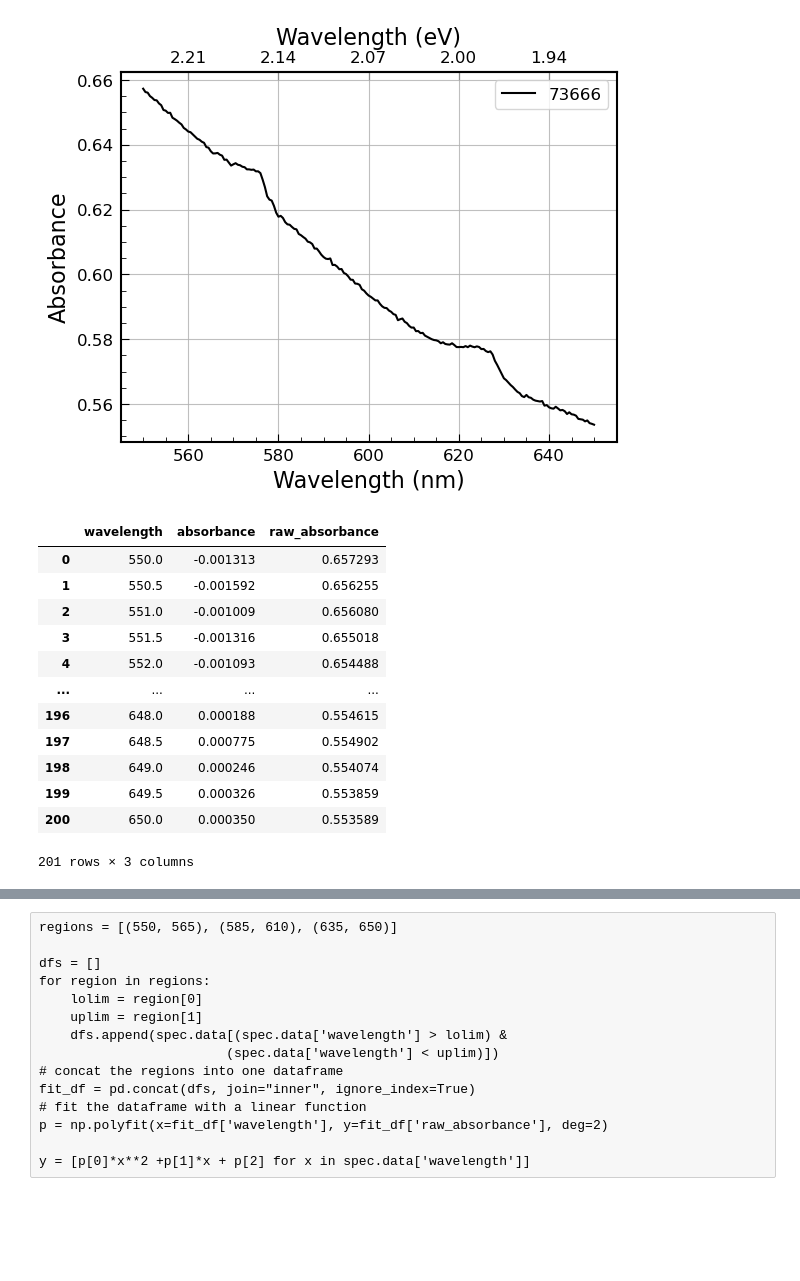
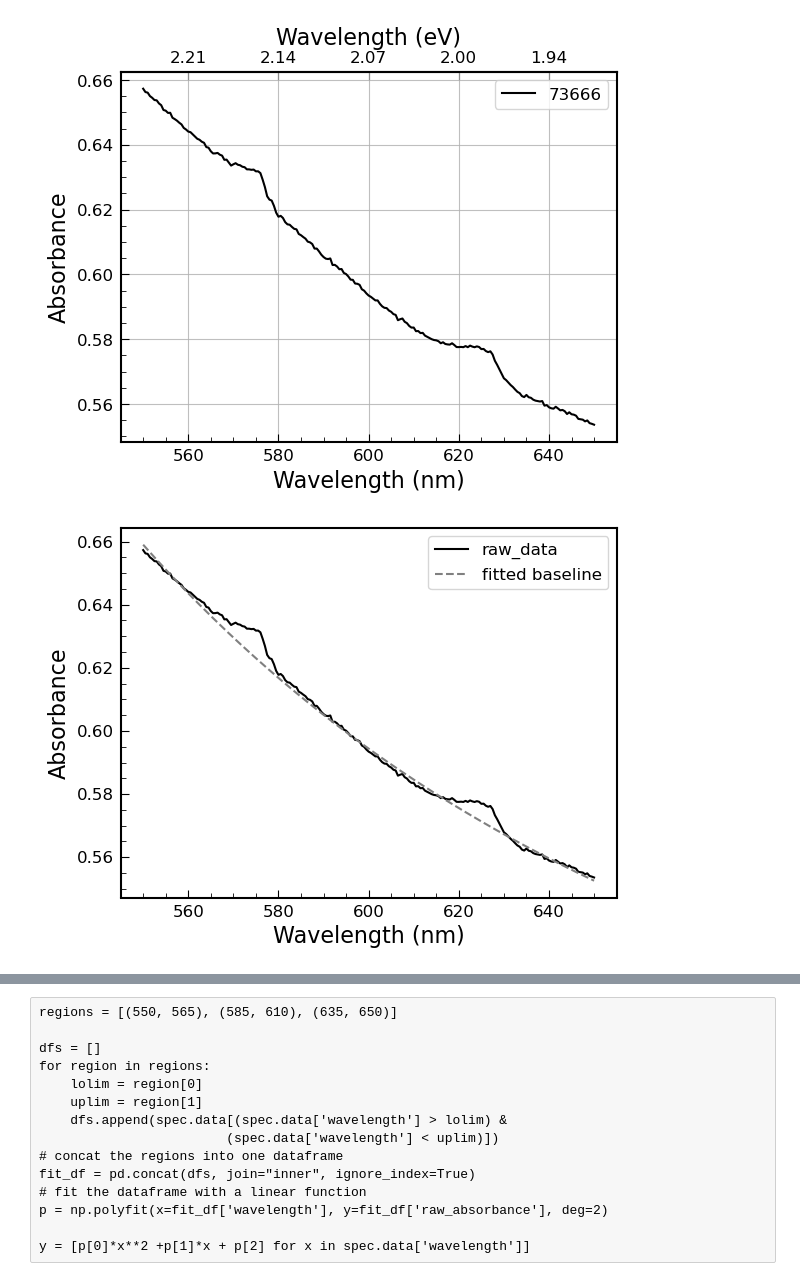
Before and after one commit to cassidy-andrew/AU-UV_ices, a Jupyter notebook: playground.ipynb, the cells around one changed output, grey strips where cells are left out. Saved outputs shown, nothing was run; the diff lists cells and outputs as text; code cells hidden in the pictures; blank space fills up the shorter version.

Commit message:
added rayleigh scattering subtraction

```diff
--- a/playground.ipynb
+++ b/playground.ipynb
@@ -175,21 +180,17 @@ tools.plot_absorbance([spec])
 # %% [output]
 [figure]
 # %%
-spec.subtract_linear_baseline([(550, 565), (585, 610), (635, 650)])
+spec.subtract_baseline([(550, 565), (585, 610), (635, 650)],
+                       p0=[10**9, 0.5, 1])
+
+fig, ax = plt.subplots(1, 1)
+ax.plot(spec.data['wavelength'], spec.data['raw_absorbance'],
+        color='black', label='raw_data')
+ax.plot(spec.data['wavelength'], spec.data['baseline'],
+        color='grey', label='fitted baseline', linestyle = '--')
+ax.legend()
+ax.set_xlabel("Wavelength (nm)")
+ax.set_ylabel("Absorbance");
+# %% [output]
+[figure, added]
-# %%
-spec.data
-# %% [output]
-|  | wavelength | absorbance | raw_absorbance |
-| 0 | 550.0 | -0.001313 | 0.657293 |
-| 1 | 550.5 | -0.001592 | 0.656255 |
-| 2 | 551.0 | -0.001009 | 0.656080 |
-| 3 | 551.5 | -0.001316 | 0.655018 |
-| 4 | 552.0 | -0.001093 | 0.654488 |
-| ... | ... | ... | ... |
-| 196 | 648.0 | 0.000188 | 0.554615 |
-| 197 | 648.5 | 0.000775 | 0.554902 |
-| 198 | 649.0 | 0.000246 | 0.554074 |
-| 199 | 649.5 | 0.000326 | 0.553859 |
-| 200 | 650.0 | 0.000350 | 0.553589 |
-201 rows × 3 columns
 # %%
```
Also changed, not shown: parts of 12 cells of this notebook, 3 other files.
